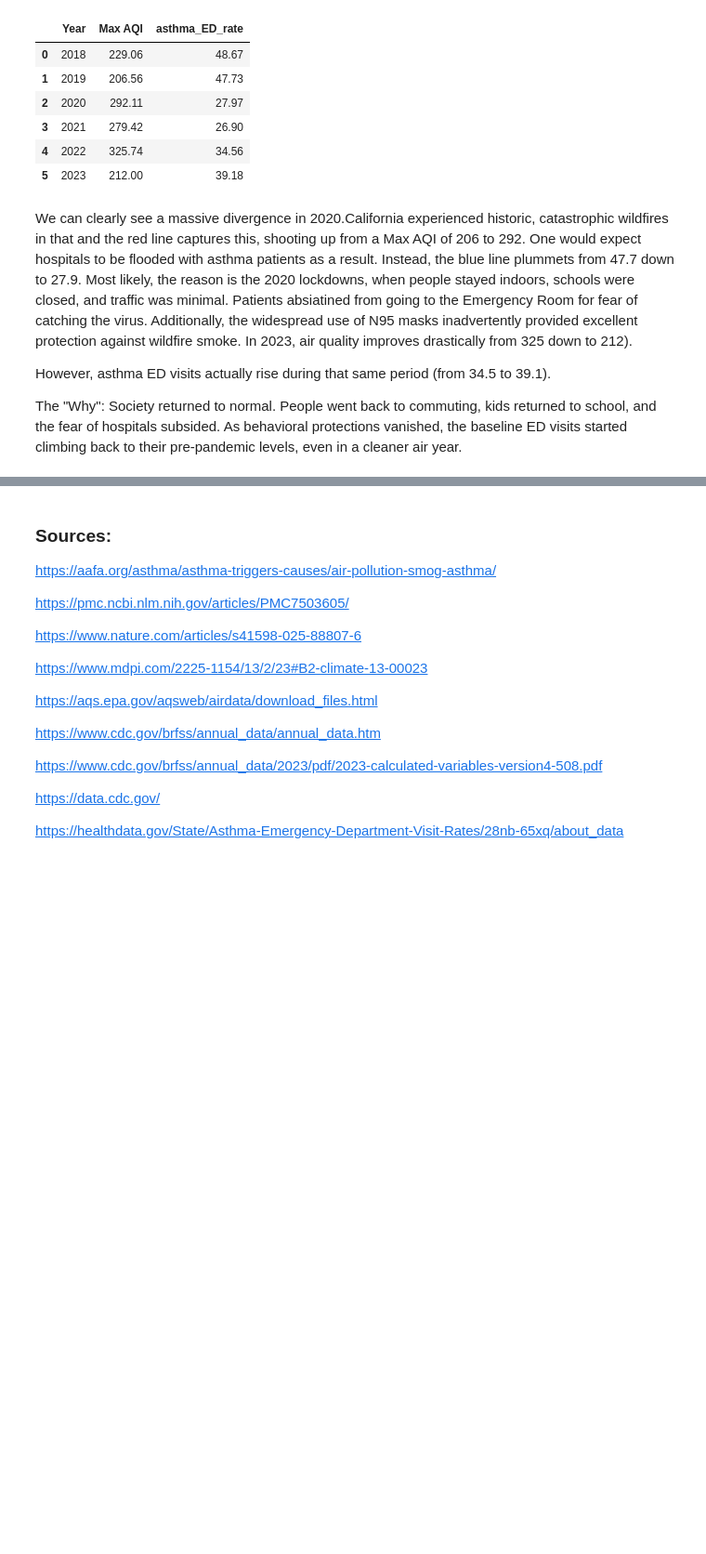
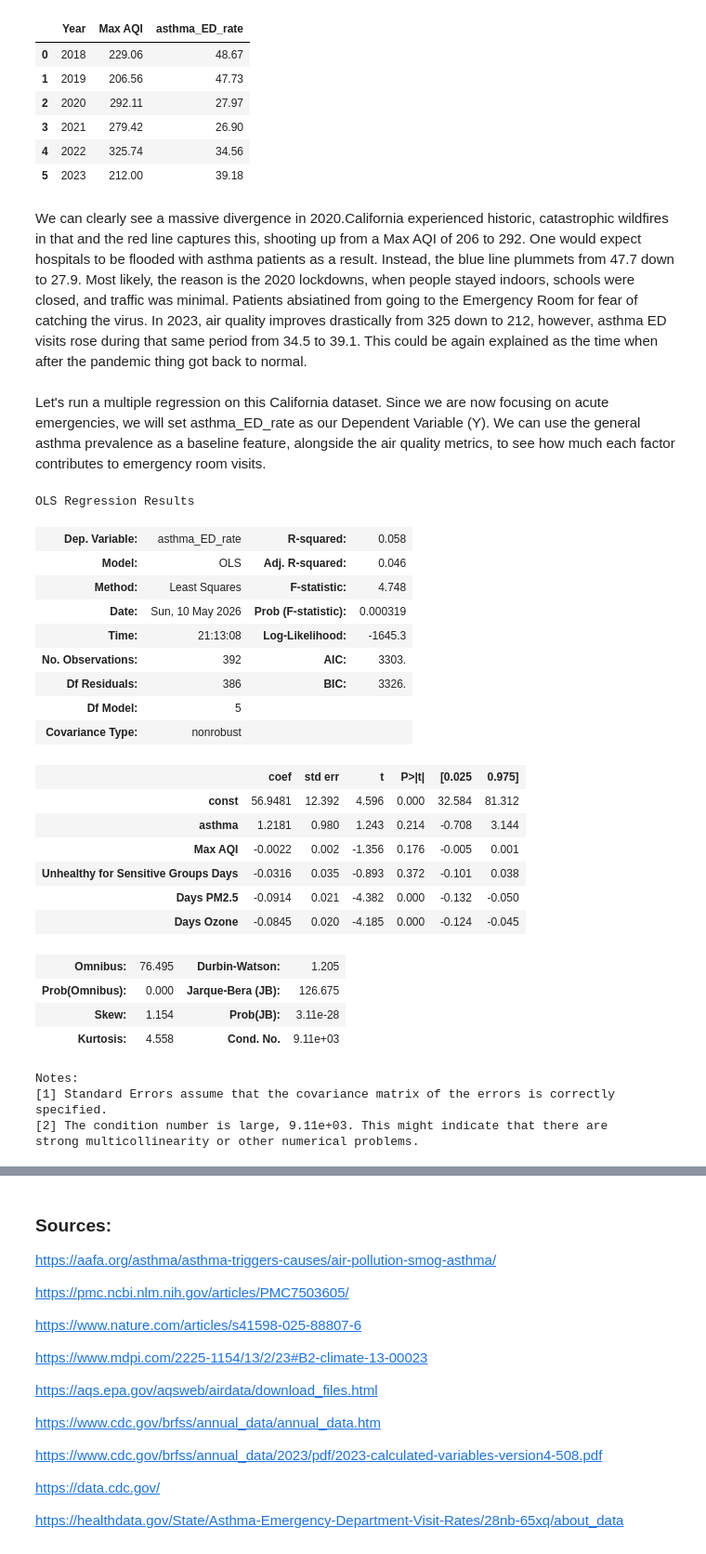
Before and after one commit to KalinaMarkova/data_science_course_project, a Jupyter notebook: The Impact of Air Pollution on Asthma A Regression Analysis.ipynb, the cells around one changed output, grey strips where cells are left out. Shown at 93% size. Cells and saved outputs as stored; diff of their text form; code cells hidden in the pictures; blank space fills up the shorter version.

Commit message:
Adding EDA and regression analysis on the California dataset. Describing challenges

```diff
--- a/The Impact of Air Pollution on Asthma A Regression Analysis.ipynb
+++ b/The Impact of Air Pollution on Asthma A Regression Analysis.ipynb
@@ -1678,8 +1681,51 @@ yearly_trends.round(2)
 | 4 | 2022 | 325.74 | 34.56 |
 | 5 | 2023 | 212.00 | 39.18 |
 # %% [markdown]
-We can clearly see a massive divergence in 2020.California experienced historic, catastrophic wildfires in that and the red line captures this, shooting up from a Max AQI of 206 to 292. One would expect hospitals to be flooded with asthma patients as a result. Instead, the blue line plummets from 47.7 down to 27.9. Most likely, the reason is the 2020 lockdowns, when people stayed indoors, schools were closed, and traffic was minimal. Patients absiatined from going to the Emergency Room for fear of catching the virus. Additionally, the widespread use of N95 masks inadvertently provided excellent protection against wildfire smoke. In 2023, air quality improves drastically from 325 down to 212).
-
-However, asthma ED visits actually rise during that same period (from 34.5 to 39.1).
-
-The "Why": Society returned to normal. People went back to commuting, kids returned to school, and the fear of hospitals subsided. As behavioral protections vanished, the baseline ED visits started climbing back to their pre-pandemic levels, even in a cleaner air year.
+We can clearly see a massive divergence in 2020.California experienced historic, catastrophic wildfires in that and the red line captures this, shooting up from a Max AQI of 206 to 292. One would expect hospitals to be flooded with asthma patients as a result. Instead, the blue line plummets from 47.7 down to 27.9. Most likely, the reason is the 2020 lockdowns, when people stayed indoors, schools were closed, and traffic was minimal. Patients absiatined from going to the Emergency Room for fear of catching the virus. In 2023, air quality improves drastically from 325 down to 212, however, asthma ED visits rose during that same period from 34.5 to 39.1. This could be again explained as the time when after the pandemic thing got back to normal.
+# %% [markdown]
+Let's run a multiple regression on this California dataset. Since we are now focusing on acute emergencies, we will set asthma_ED_rate as our Dependent Variable (Y). We can use the general asthma prevalence as a baseline feature, alongside the air quality metrics, to see how much each factor contributes to emergency room visits.
+# %%
+# 1. Define the features (Independent Variables)
+# We include baseline 'asthma' prevalence, plus the environmental triggers
+features = ['asthma', 'Max AQI', 'Unhealthy for Sensitive Groups Days', 'Days PM2.5', 'Days Ozone']
+
+# 2. Prepare the data (Ensure no missing values in these specific columns)
+model_data = cal_merged[features + ['asthma_ED_rate']].dropna()
+
+X = model_data[features]
+Y = model_data['asthma_ED_rate'] # The Target: ED visits
+
+# 3. Add a constant (the Intercept)
+X = sm.add_constant(X)
+
+# 4. Fit the OLS (Ordinary Least Squares) model
+model = sm.OLS(Y, X).fit()
+
+# 5. Display the results cleanly
+model.summary()
+# %% [output]
+OLS Regression Results
+| Dep. Variable: | asthma_ED_rate | R-squared: | 0.058 |
+| Model: | OLS | Adj. R-squared: | 0.046 |
+| Method: | Least Squares | F-statistic: | 4.748 |
+| Date: | Sun, 10 May 2026 | Prob (F-statistic): | 0.000319 |
+| Time: | 21:13:08 | Log-Likelihood: | -1645.3 |
+| No. Observations: | 392 | AIC: | 3303. |
+| Df Residuals: | 386 | BIC: | 3326. |
+| Df Model: | 5 |  |  |
+| Covariance Type: | nonrobust |  |  |
+|  | coef | std err | t | P>|t| | [0.025 | 0.975] |
+| const | 56.9481 | 12.392 | 4.596 | 0.000 | 32.584 | 81.312 |
+| asthma | 1.2181 | 0.980 | 1.243 | 0.214 | -0.708 | 3.144 |
+| Max AQI | -0.0022 | 0.002 | -1.356 | 0.176 | -0.005 | 0.001 |
+| Unhealthy for Sensitive Groups Days | -0.0316 | 0.035 | -0.893 | 0.372 | -0.101 | 0.038 |
+| Days PM2.5 | -0.0914 | 0.021 | -4.382 | 0.000 | -0.132 | -0.050 |
+| Days Ozone | -0.0845 | 0.020 | -4.185 | 0.000 | -0.124 | -0.045 |
+| Omnibus: | 76.495 | Durbin-Watson: | 1.205 |
+| Prob(Omnibus): | 0.000 | Jarque-Bera (JB): | 126.675 |
+| Skew: | 1.154 | Prob(JB): | 3.11e-28 |
+| Kurtosis: | 4.558 | Cond. No. | 9.11e+03 |
+Notes:
+[1] Standard Errors assume that the covariance matrix of the errors is correctly specified.
+[2] The condition number is large, 9.11e+03. This might indicate that there are
+strong multicollinearity or other numerical problems.
```
Also changed, not shown: parts of 2 cells of this notebook.
